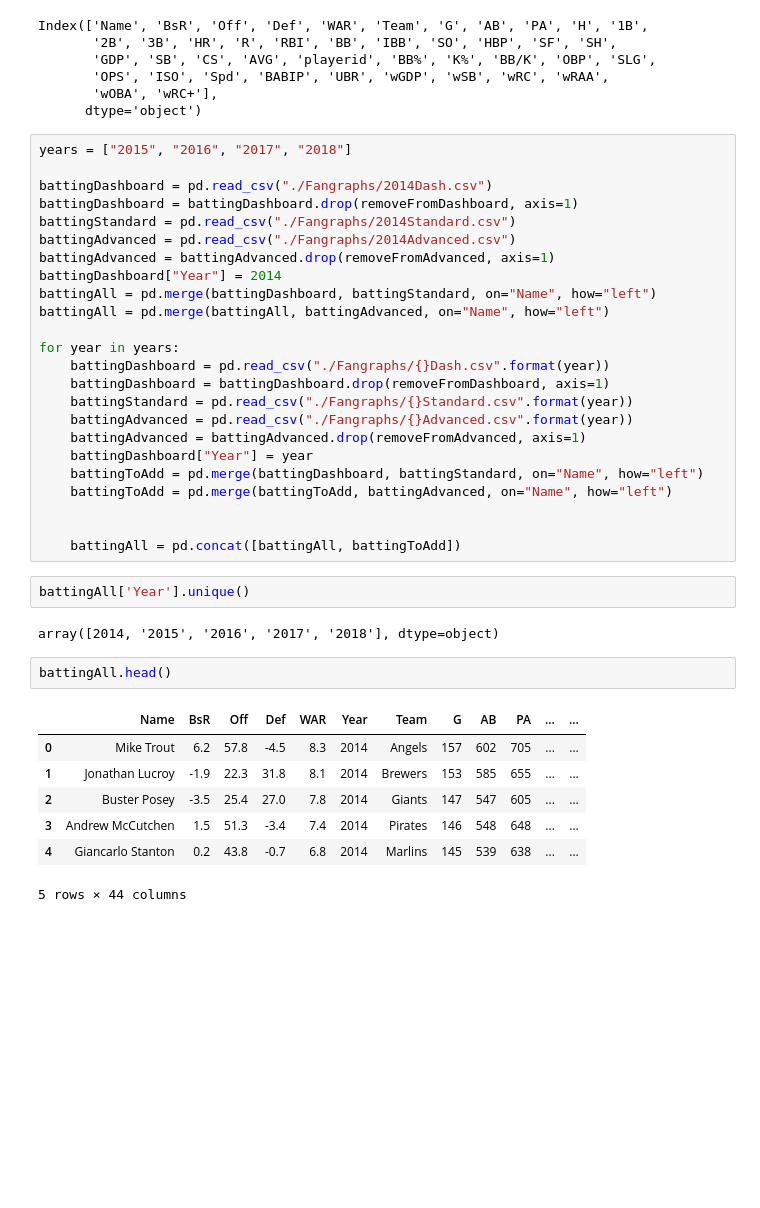
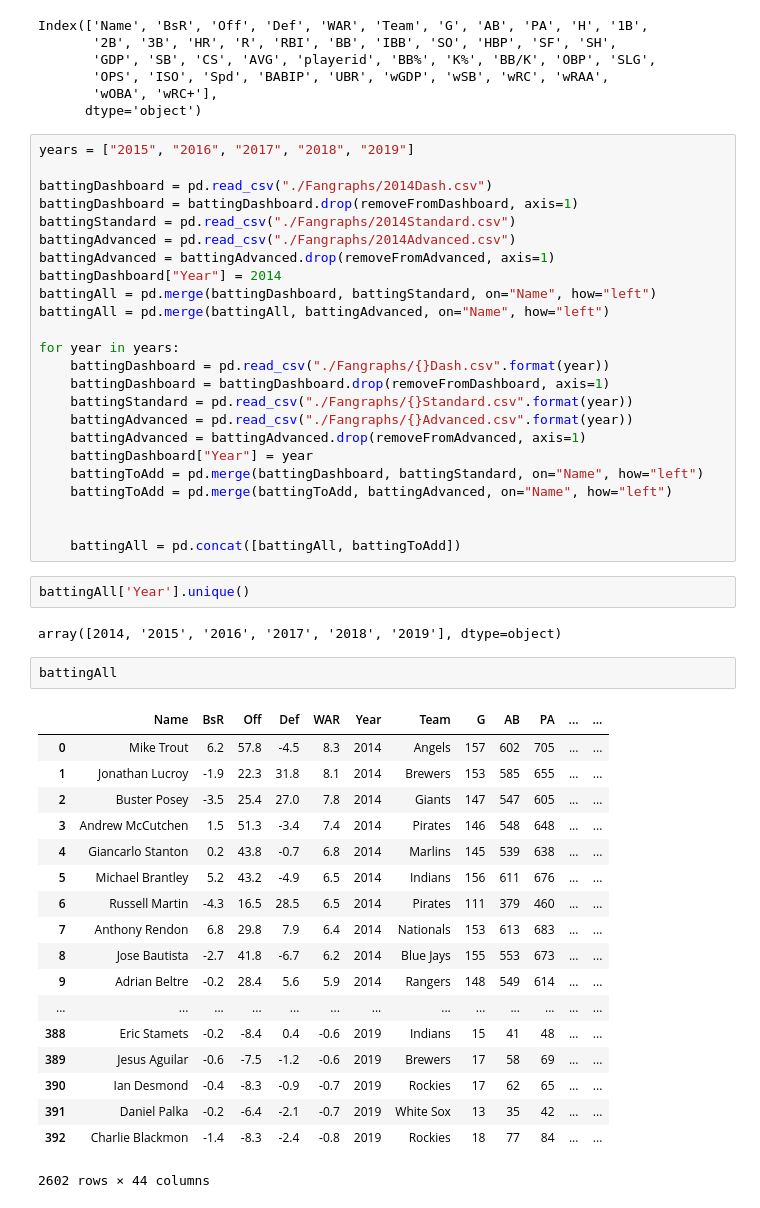
Before and after one commit to aurbanski/SabermetricsFinal, a Jupyter notebook: Python/Untitled.ipynb, the cells around one changed output. Saved outputs shown, nothing was run; the diff lists cells and outputs as text; blank space fills up the shorter version.

```diff
--- a/Python/Untitled.ipynb
+++ b/Python/Untitled.ipynb
@@ -66,7 +66,7 @@ Index(['Name', 'BsR', 'Off', 'Def', 'WAR', 'Team', 'G', 'AB', 'PA', 'H', '1B',
        'wOBA', 'wRC+'],
       dtype='object')
 # %%
-years = ["2015", "2016", "2017", "2018"]
+years = ["2015", "2016", "2017", "2018", "2019"]
 
 battingDashboard = pd.read_csv("./Fangraphs/2014Dash.csv")
 battingDashboard = battingDashboard.drop(removeFromDashboard, axis=1)
@@ -92,17 +92,28 @@ for year in years:
 # %%
 battingAll['Year'].unique()
 # %% [output]
-array([2014, '2015', '2016', '2017', '2018'], dtype=object)
+array([2014, '2015', '2016', '2017', '2018', '2019'], dtype=object)
 # %%
-battingAll.head()
+battingAll
 # %% [output]
 |  | Name | BsR | Off | Def | WAR | Year | Team | G | AB | PA | ... | ... |
 | 0 | Mike Trout | 6.2 | 57.8 | -4.5 | 8.3 | 2014 | Angels | 157 | 602 | 705 | ... | ... |
 | 1 | Jonathan Lucroy | -1.9 | 22.3 | 31.8 | 8.1 | 2014 | Brewers | 153 | 585 | 655 | ... | ... |
 | 2 | Buster Posey | -3.5 | 25.4 | 27.0 | 7.8 | 2014 | Giants | 147 | 547 | 605 | ... | ... |
 | 3 | Andrew McCutchen | 1.5 | 51.3 | -3.4 | 7.4 | 2014 | Pirates | 146 | 548 | 648 | ... | ... |
 | 4 | Giancarlo Stanton | 0.2 | 43.8 | -0.7 | 6.8 | 2014 | Marlins | 145 | 539 | 638 | ... | ... |
+| 5 | Michael Brantley | 5.2 | 43.2 | -4.9 | 6.5 | 2014 | Indians | 156 | 611 | 676 | ... | ... |
+| 6 | Russell Martin | -4.3 | 16.5 | 28.5 | 6.5 | 2014 | Pirates | 111 | 379 | 460 | ... | ... |
+| 7 | Anthony Rendon | 6.8 | 29.8 | 7.9 | 6.4 | 2014 | Nationals | 153 | 613 | 683 | ... | ... |
+| 8 | Jose Bautista | -2.7 | 41.8 | -6.7 | 6.2 | 2014 | Blue Jays | 155 | 553 | 673 | ... | ... |
+| 9 | Adrian Beltre | -0.2 | 28.4 | 5.6 | 5.9 | 2014 | Rangers | 148 | 549 | 614 | ... | ... |
+| ... | ... | ... | ... | ... | ... | ... | ... | ... | ... | ... | ... | ... |
+| 388 | Eric Stamets | -0.2 | -8.4 | 0.4 | -0.6 | 2019 | Indians | 15 | 41 | 48 | ... | ... |
+| 389 | Jesus Aguilar | -0.6 | -7.5 | -1.2 | -0.6 | 2019 | Brewers | 17 | 58 | 69 | ... | ... |
+| 390 | Ian Desmond | -0.4 | -8.3 | -0.9 | -0.7 | 2019 | Rockies | 17 | 62 | 65 | ... | ... |
+| 391 | Daniel Palka | -0.2 | -6.4 | -2.1 | -0.7 | 2019 | White Sox | 13 | 35 | 42 | ... | ... |
+| 392 | Charlie Blackmon | -1.4 | -8.3 | -2.4 | -0.8 | 2019 | Rockies | 18 | 77 | 84 | ... | ... |
-5 rows × 44 columns
+2602 rows × 44 columns
 # %%
 battingAll.info()
 # %% [output]
```
Also changed, not shown: parts of 23 cells of this notebook.
